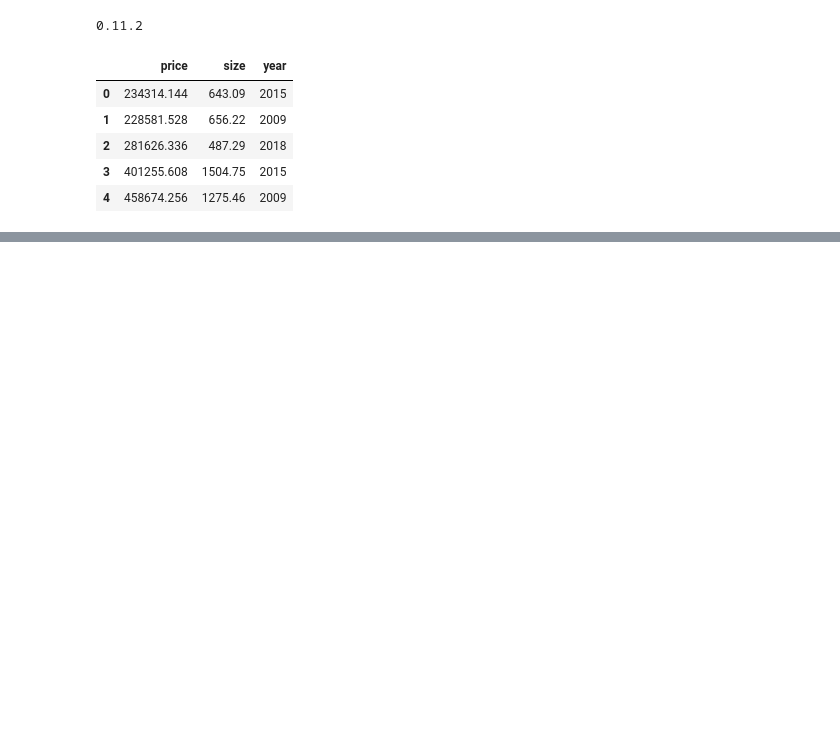
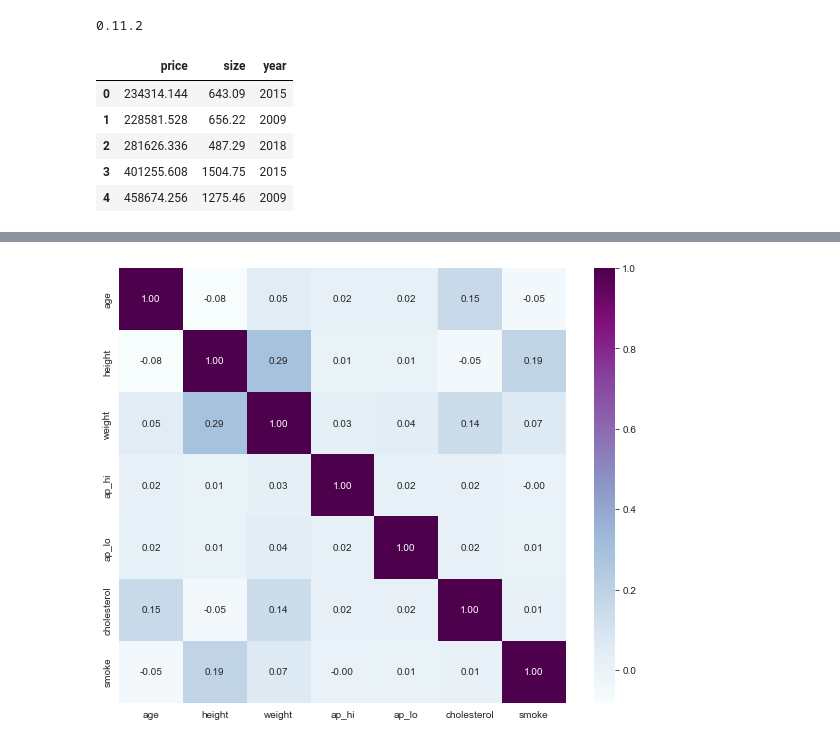
Before and after one commit to JudsonMorgan/Python-for-Data-Analyst, a Jupyter notebook: Data-visualization.ipynb, the cells around one changed output, grey strips where cells are left out. Cells and saved outputs as stored; diff of their text form; code cells hidden in the pictures; blank space fills up the shorter version.

```diff
--- a/Data-visualization.ipynb
+++ b/Data-visualization.ipynb
@@ -450,0 +458,3 @@ sns.jointplot(data = data, x = 'age', y = 'height', hue = 'smoke')
+# %%
+corr = data.corr()
+corr
@@ -450,0 +470,9 @@ sns.jointplot(data = data, x = 'age', y = 'height', hue = 'smoke')
+# %%
+plt.figure(figsize=(10,8))
+sns.heatmap(corr,
+           fmt='.2f',
+            annot=True,
+           cmap='BuPu')
+plt.show()
+# %% [output]
+[figure, added]
```
Also changed, not shown: parts of 49 cells of this notebook.
